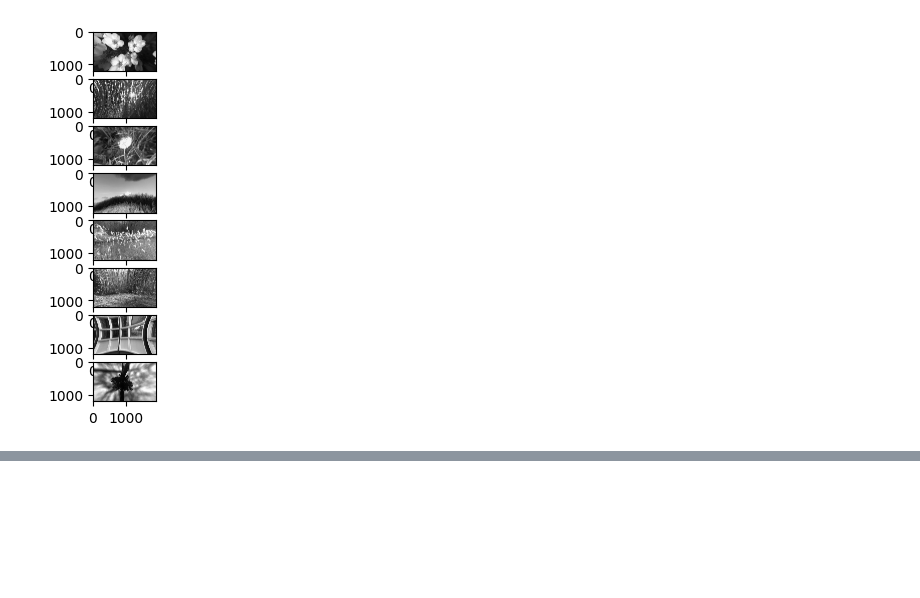
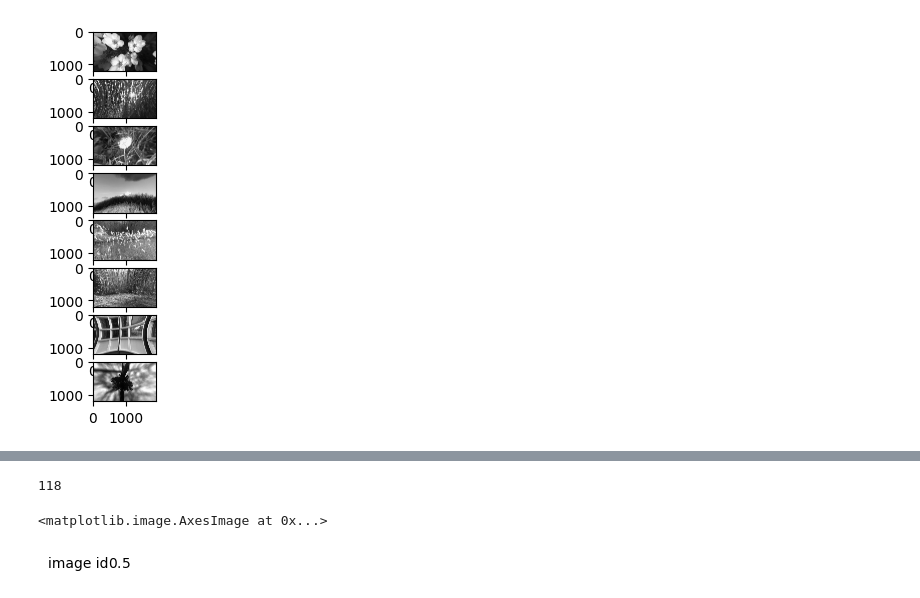
Before and after one commit to EugOT/CN-pr-Allen-Brain, a Jupyter notebook: Alex-SDK-dataset.ipynb, the cells around one changed output, grey strips where cells are left out. Saved outputs shown, nothing was run; the diff lists cells and outputs as text; code cells hidden in the pictures; blank space fills up the shorter version.

Commit message:
try out more examples from allen documentation

```diff
--- a/Alex-SDK-dataset.ipynb
+++ b/Alex-SDK-dataset.ipynb
@@ -159,0 +180,6 @@ for i, img in enumerate(first_experiment['stimulus_templates']['warped']):
+# %%
+from allensdk.core.brain_observatory_cache import BrainObservatoryCache
+
+boc = BrainObservatoryCache(manifest_file="boc_manifest.json")
+
+cu2_ecs = boc.get_experiment_containers(cre_lines=['Cux2-CreERT2'])
@@ -159,0 +204,5 @@ for i, img in enumerate(first_experiment['stimulus_templates']['warped']):
+# %%
+container = cu2_ecs[0]
+
+experiments_for_one_container = boc.get_ophys_experiments(experiment_container_ids=[container['id']])
+experiments_for_one_container
@@ -159,0 +227,3 @@ for i, img in enumerate(first_experiment['stimulus_templates']['warped']):
+# %%
+one_exp_data = boc.get_ophys_experiment_data(experiments_for_one_container[0]['id'])
+one_exp_data.get_stimulus_epoch_table()
@@ -159,0 +256,22 @@ for i, img in enumerate(first_experiment['stimulus_templates']['warped']):
+# %%
+len(one_exp_data.get_stimulus_template(stimulus_name='natural_scenes'))
+# %% [output]
+118
+# %%
+from matplotlib.widgets import Slider
+
+fig = plt.figure()
+
+ax = fig.add_axes([0, 0, 0, 0])
+
+image_id_slider = Slider(
+    valmin=0,
+    valmax=117,
+    ax=ax,
+    label="image id"
+)
+
+plt.imshow(one_exp_data.get_stimulus_template(stimulus_name='natural_scenes')[1], cmap='gray')
+# %% [output]
+<matplotlib.image.AxesImage at 0x...>
+[figure, added]
```
Also changed, not shown: parts of 15 cells of this notebook.
